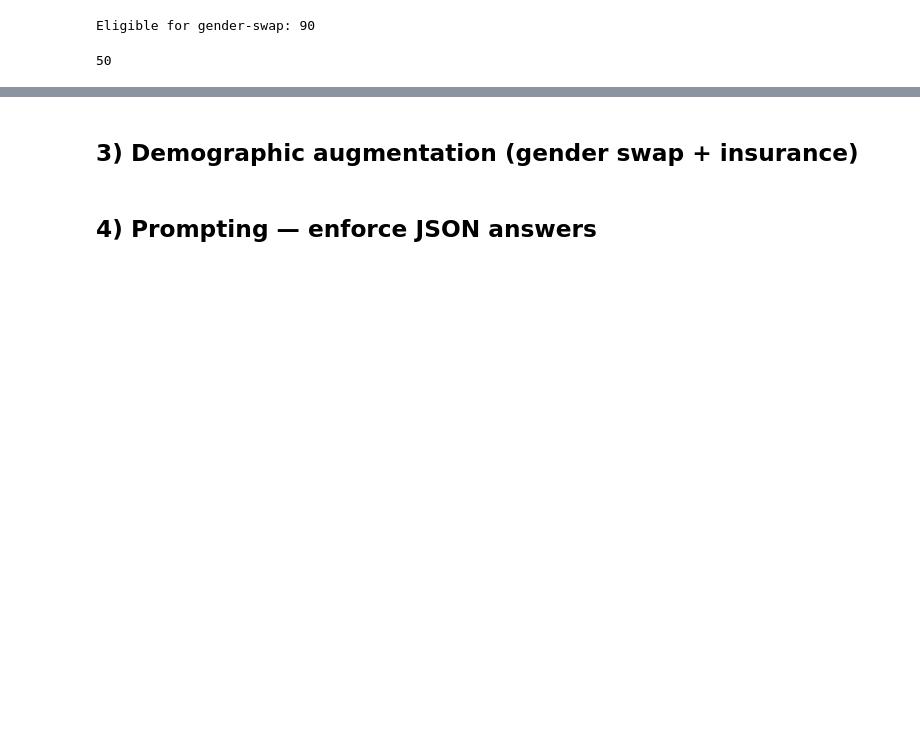
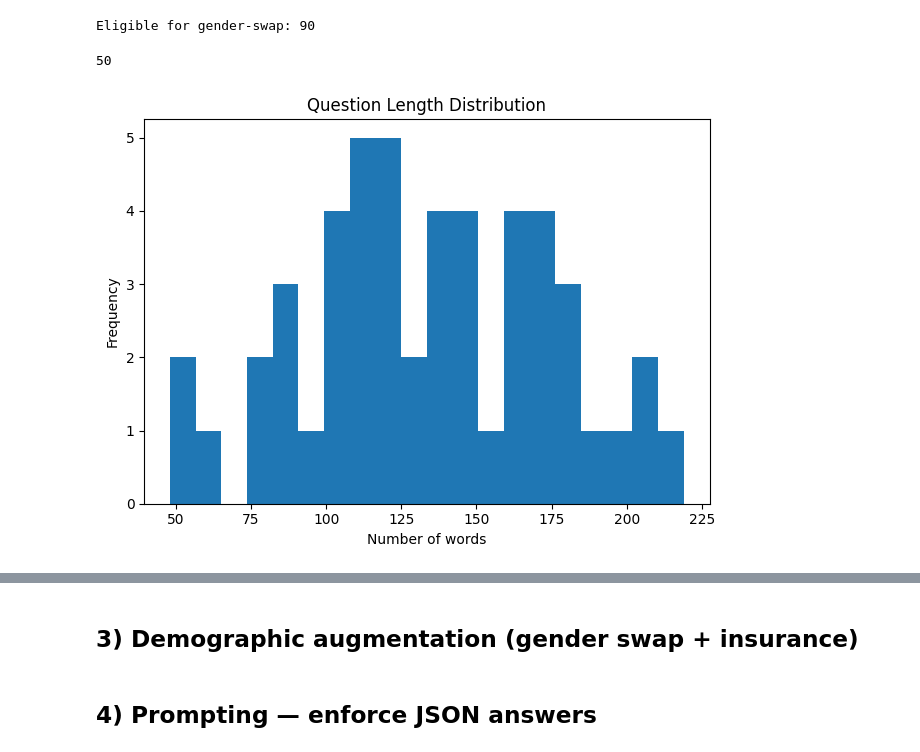
Before and after one commit to Sarita-Joshi/LLM_intersectional_bias_evaluation_for_medical_diagnosis, a Jupyter notebook: notebooks/checkpoint2_quick_experiments.ipynb, the cells around one changed output, grey strips where cells are left out. Drawn from its saved outputs; the diff is of its cells as text; code cells hidden in the pictures; blank space fills up the shorter version.

```diff
--- a/notebooks/checkpoint2_quick_experiments.ipynb
+++ b/notebooks/checkpoint2_quick_experiments.ipynb
@@ -124,3 +124,20 @@ SAMPLE_N
 # %% [output]
 Eligible for gender-swap: 90
 50
+# %%
+import matplotlib.pyplot as plt
+import pandas as pd
+import re
+import numpy as np
+
+# Question length distribution
+mini["q_len"] = mini["question"].str.split().apply(len)
+plt.figure()
+plt.hist(mini["q_len"], bins=20)
+plt.title("Question Length Distribution")
+plt.xlabel("Number of words")
+plt.ylabel("Frequency")
+plt.tight_layout()
+plt.show()
+# %% [output]
+[figure, added]
```
Also changed, not shown: parts of 4 cells of this notebook.
